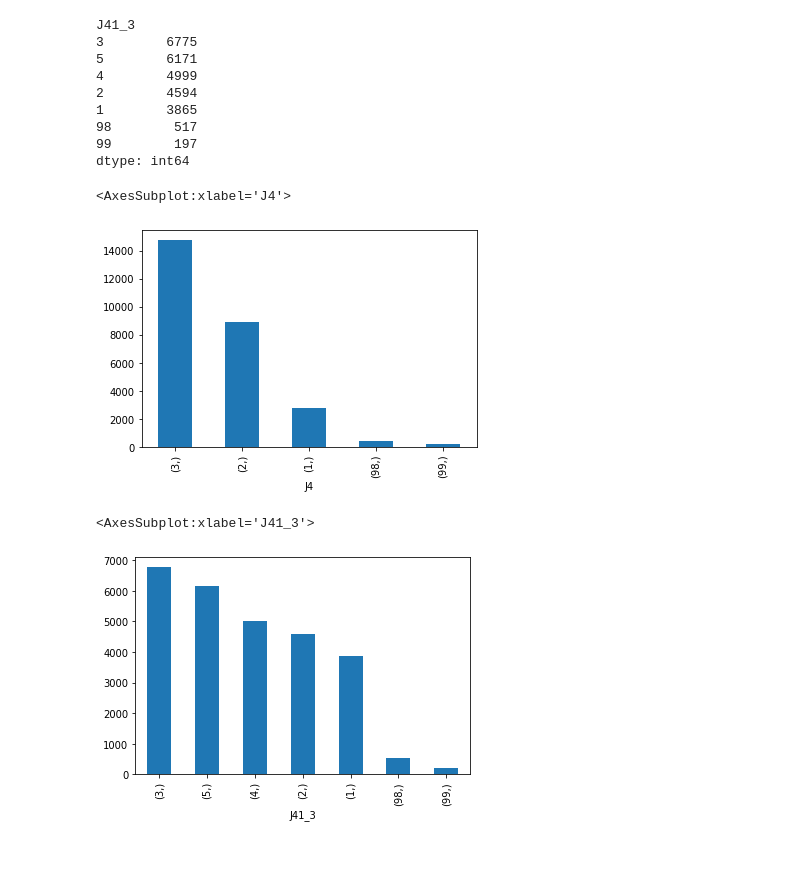
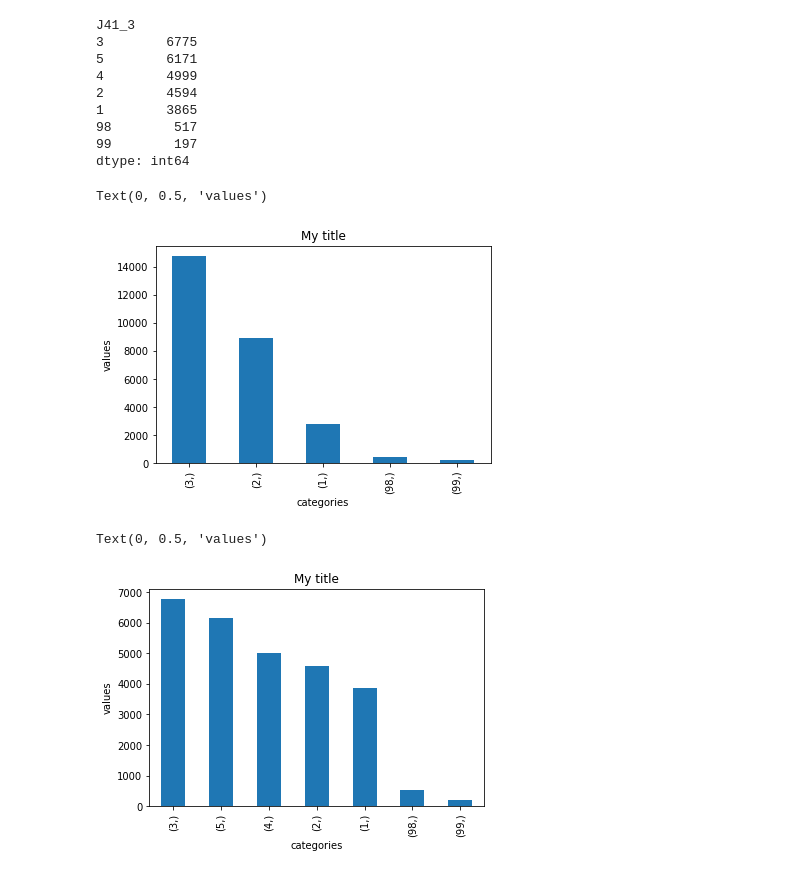
Before and after one commit to williamreid2020/4301, a Jupyter notebook: NCFS.ipynb, the cells around one changed output. Drawn from its saved outputs; the diff is of its cells as text; code cells hidden in the pictures.

```diff
--- a/NCFS.ipynb
+++ b/NCFS.ipynb
@@ -272,11 +272,19 @@ J41_3
 dtype: int64
 # %%
 Dep1.value_counts().plot(kind='bar')
+
+plt.title('My title')
+plt.xlabel('categories')
+plt.ylabel('values')
 # %% [output]
-<AxesSubplot:xlabel='J4'>
+Text(0, 0.5, 'values')
-[figure, old version]
+[figure, new version]
 # %%
 Dep2.value_counts().plot(kind='bar')
+
+plt.title('My title')
+plt.xlabel('categories')
+plt.ylabel('values')
 # %% [output]
-<AxesSubplot:xlabel='J41_3'>
+Text(0, 0.5, 'values')
-[figure, old version]
+[figure, new version]
```
